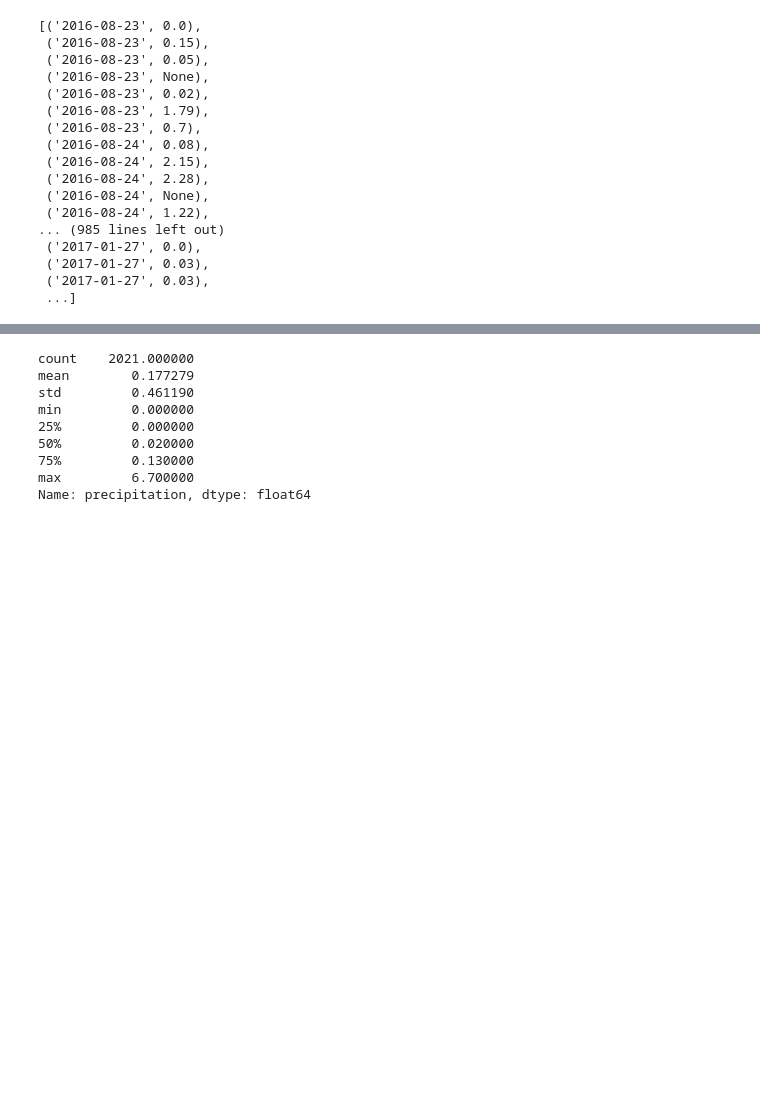
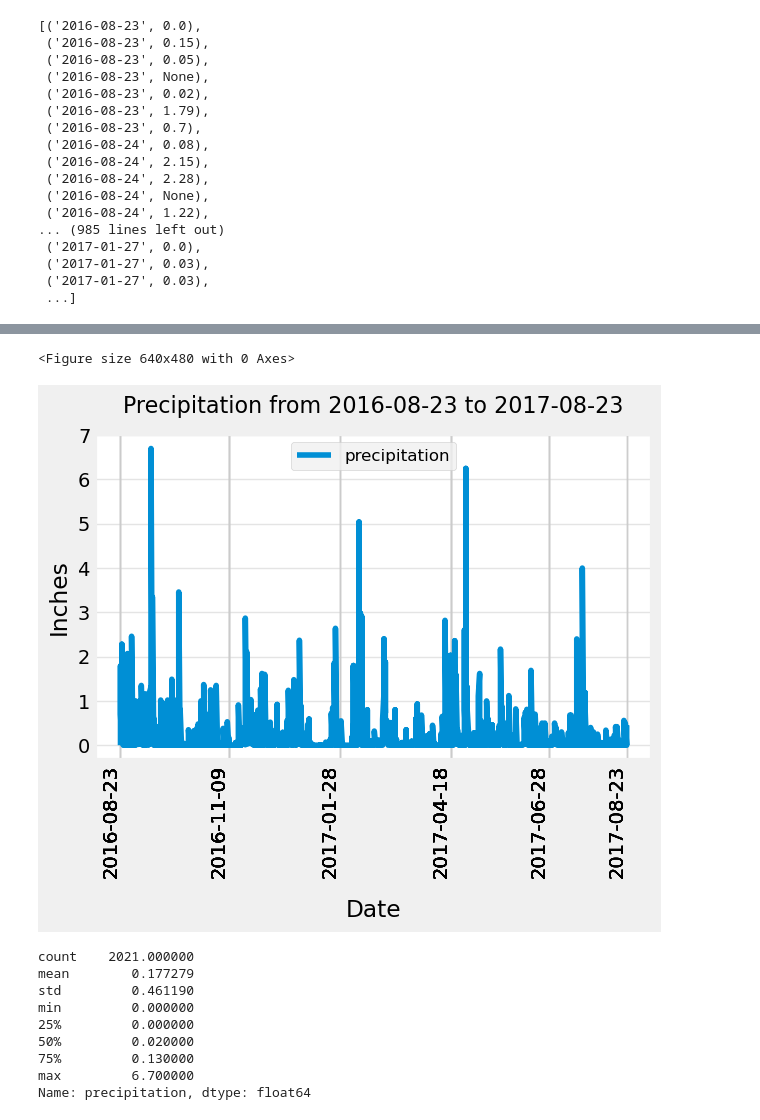
Before and after one commit to greberr09/sqlalchemy-challenge, a Jupyter notebook: SurfsUp/hawaii_climate.ipynb, the cells around one changed output, grey strips where cells are left out. Drawn from its saved outputs; the diff is of its cells as text; code cells hidden in the pictures; blank space fills up the shorter version.

```diff
--- a/SurfsUp/hawaii_climate.ipynb
+++ b/SurfsUp/hawaii_climate.ipynb
@@ -318,3 +230,51 @@ range(0, 6)
+# %%
+# Save the query results as a Pandas DataFrame. Explicitly set the column names
+precip_df = pd.DataFrame(precip_list, columns=['date', 'precipitation'])
+
+# Convert the 'date' column to datetime type
+precip_df['date'] = pd.to_datetime(precip_df['date'])
+
+# Drop NaN values
+precip_df.dropna(inplace=True)
+
+# Sort the dataframe by date
+precip_df.set_index('date', inplace=True)
+
+# Set the size of the figure
+fig = plt.figure(facecolor='white')
+fig.figsize=(12, 10)
+
+# Define the xtick labels
+x_lbls = ['2016-08-23', '2016-11-09', '2017-01-28', '2017-04-18', '2017-07-10', '2017-08-23']
+x_lbls = ['2016-08-23', '2016-11-09', '2017-01-28', '2017-04-18', '2017-06-28', '2017-08-23']
+x_lbls_datetime = pd.to_datetime(x_lbls)
+
+# Define the positions for the x-ticks
+xtickpos = precip_df.index[precip_df.index.isin(x_lbls_datetime)]
+
+# Check if all xtickpos exist in x_lbls_datetime
+xtickpos = xtickpos[xtickpos.isin(x_lbls_datetime)]
+
+# Get corresponding labels for existing xtickpos
+xtick_lbls = [str(date.date()) for date in xtickpos]
+
+ax = precip_df.plot(y='precipitation')
+ax.grid(alpha = .5)
+ax.set_facecolor('white')
+
+# Set the title and the axis labels
+plt.title(f'Precipitation from {prior_year_date} to {most_recent_date}', pad=15, fontsize=16)
+plt.xlabel('Date', labelpad=15)
+plt.ylabel('Inches', labelpad=5)
+plt.legend(loc='upper center', fontsize=12)
+
+# Update x-ticks
+plt.xticks(xtickpos, xtick_lbls, rotation=90, ha='right')
+
+plt.show()
+# %% [output]
+<Figure size 640x480 with 0 Axes>
+[figure, added]
 # %%
 # Use Pandas to calculate the summary statistics for the precipitation data
 
```
Also changed, not shown: parts of 4 cells of this notebook.
